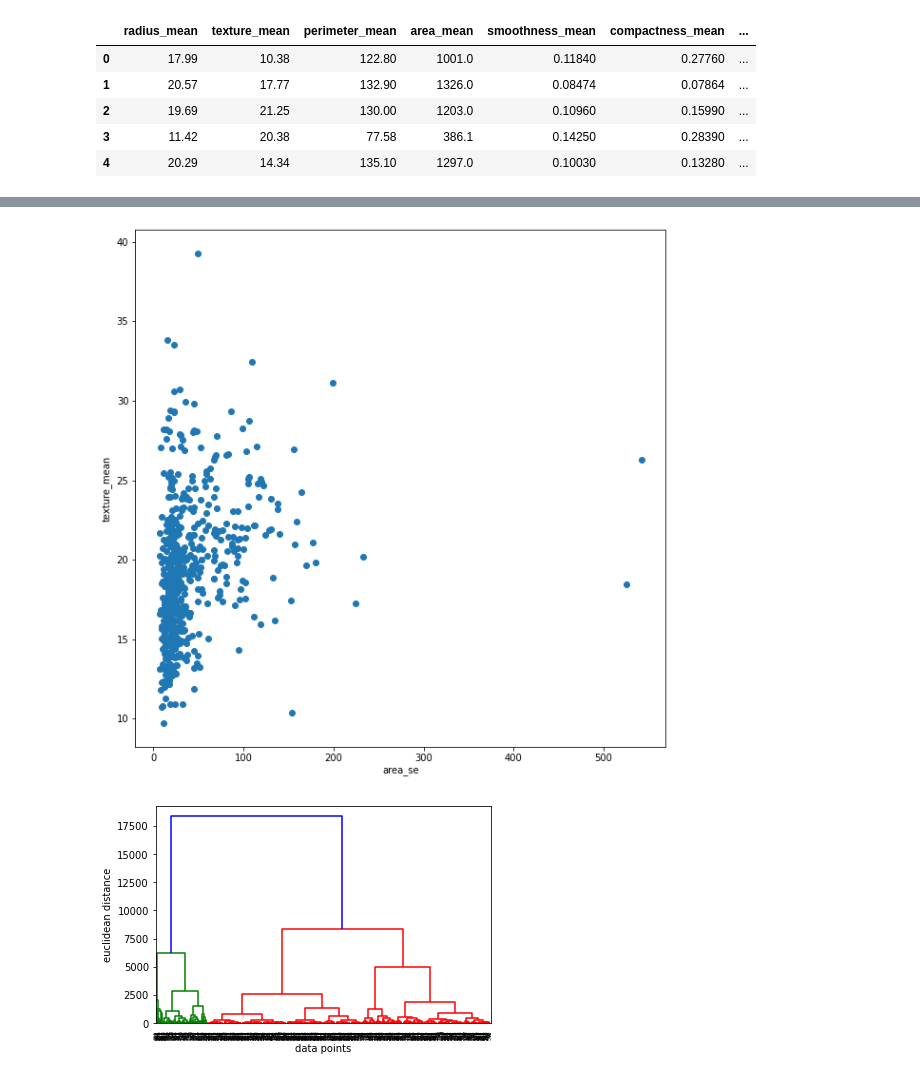
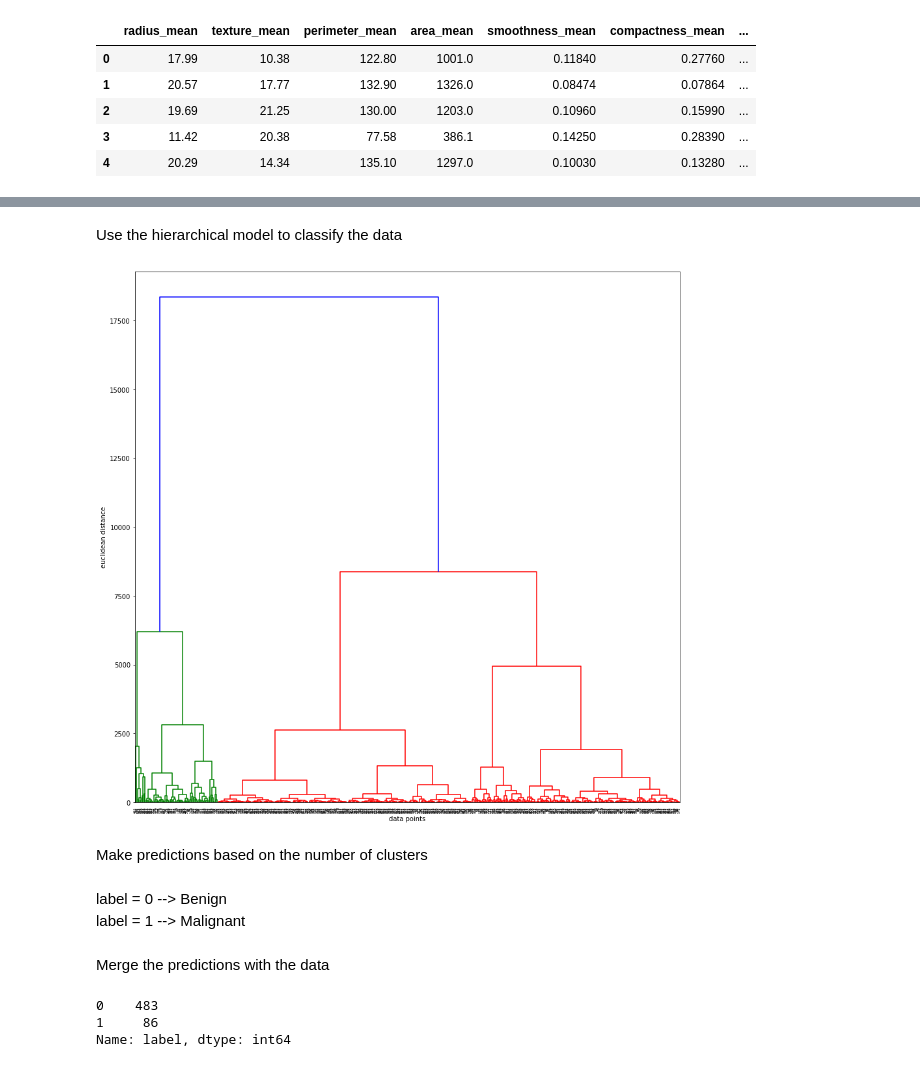
Before and after one commit to cagBRT/Machine-Learning, a Jupyter notebook: HierarchicalClustering4.ipynb, the cells around one changed output, grey strips where cells are left out. Drawn from its saved outputs; the diff is of its cells as text; code cells hidden in the pictures.

```diff
--- a/HierarchicalClustering4.ipynb
+++ b/HierarchicalClustering4.ipynb
@@ -101,19 +100,15 @@ plt.show()
-# %%
-# Our data looks like below plot without diagnosis label
-
-plt.figure(figsize = (10, 10))
-plt.scatter(dataWithoutLabels["area_se"], dataWithoutLabels["texture_mean"])
-plt.xlabel('area_se')
-plt.ylabel('texture_mean')
-plt.show()
-# %% [output]
-[figure, removed]
+# %% [markdown]
+Use the hierarchical model to classify the data
 # %%
+plt.figure(figsize = (15, 15))
 merg = linkage(dataWithoutLabels, method = "ward")
 dendrogram(merg, leaf_rotation = 90)
+
 plt.xlabel("data points")
 plt.ylabel("euclidean distance")
 plt.show()
 # %% [output]
-[figure, old version]
+[figure, new version]
+# %% [markdown]
+Make predictions based on the number of clusters
 # %%
@@ -122,0 +117,15 @@ dataWithoutLabels["label"] = cluster
+# %% [markdown]
+label = 0  --> Benign<br>
+label = 1 --> Malignant
+# %% [markdown]
+Merge the predictions with the data
+# %%
+#t1 = data["diagnosis"]
+#t2 = dataWithoutLabels["label"]
+dataWithoutLabels["label"] = cluster
+dd=pd.merge(dataWithoutLabels,data)
+dd["label"].value_counts()
+# %% [output]
+0    483
+1     86
+Name: label, dtype: int64
```
Also changed, not shown: parts of 19 cells of this notebook.
